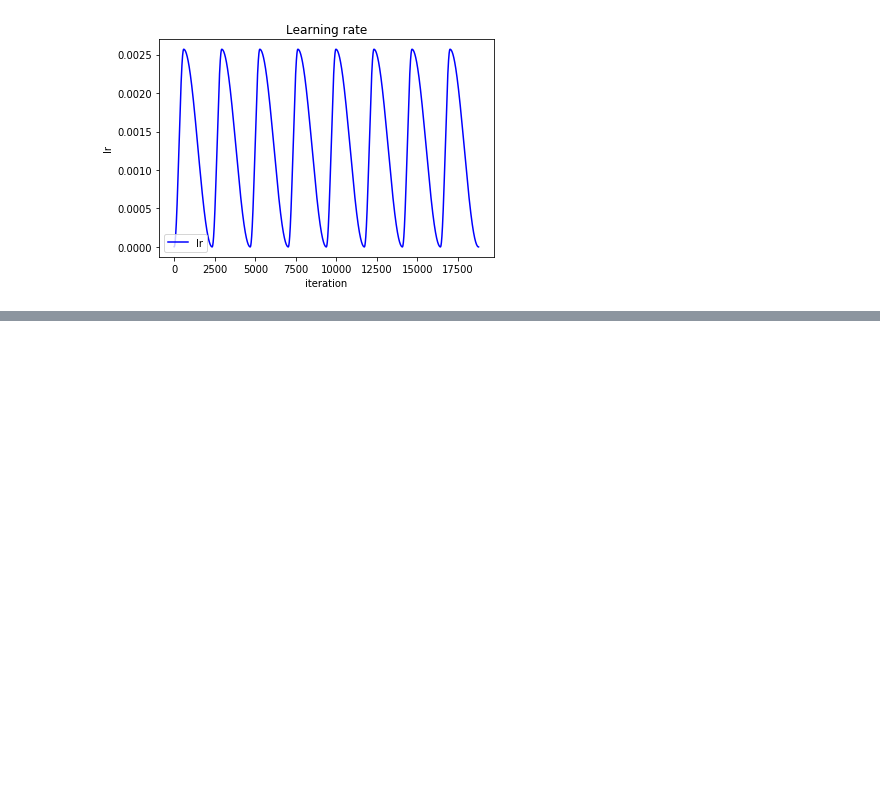
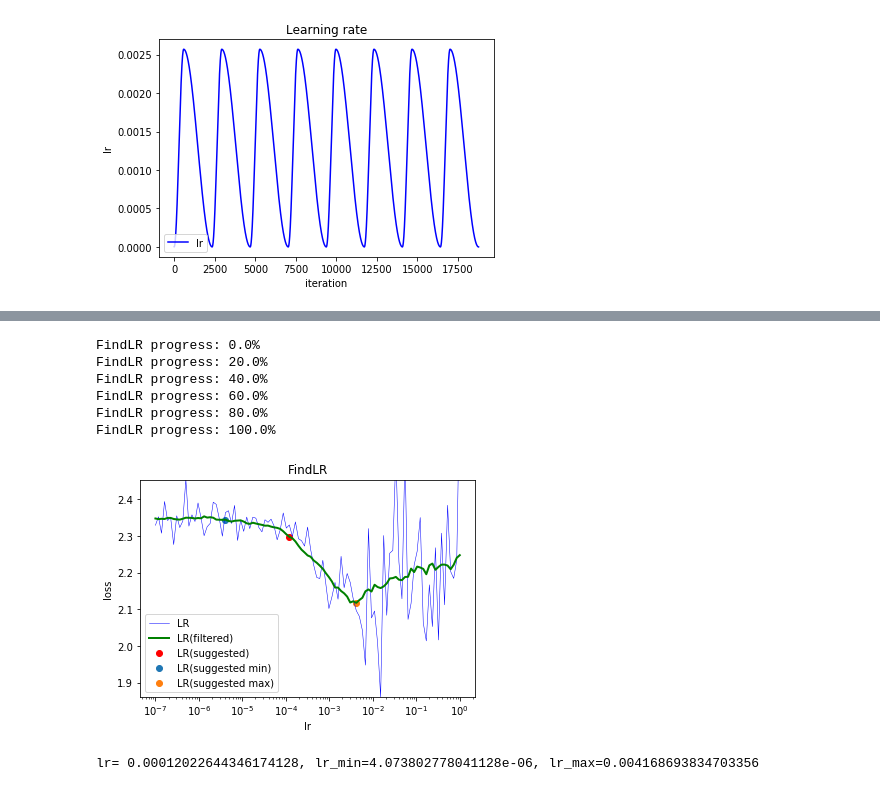
Before and after one commit to akihikoy/ay_test, a Jupyter notebook: python/torch/resnet_cifar10_1.ipynb, the cells around one changed output, grey strips where cells are left out. Saved outputs shown, nothing was run; the diff lists cells and outputs as text; code cells hidden in the pictures; blank space fills up the shorter version.

```diff
--- a/python/torch/resnet_cifar10_1.ipynb
+++ b/python/torch/resnet_cifar10_1.ipynb
@@ -364,0 +591,36 @@ PlotImgGrid(imgs, labels)
+# %%
+class TResNetTiny(torch.nn.Module):
+  def __init__(self, n_classes):
+    super(TResNetTiny,self).__init__()
+    n_layers= [3,16,32,64,128,256]
+    self.net= torch.nn.Sequential(
+          *[TResBlock(1, c_in, c_out, kernel_size=3) for c_in,c_out in zip(n_layers[:-1],n_layers[1:])],
+          torch.nn.AdaptiveAvgPool2d(1),
+          torch.nn.Flatten(),
+          torch.nn.Linear(n_layers[-1], n_classes)
+          )
+  def forward(self, x):
+    return self.net(x)
+# %%
+#Setup a neural network.
+net= TResNetTiny(n_classes=len(dset_train.classes))
+
+device= torch.device('cuda')
+
+#Setup an optimizer and a loss function.
+opt= torch.optim.Adam(net.parameters(), lr=0.01)
+# f_loss= torch.nn.MSELoss()
+f_loss= torch.nn.CrossEntropyLoss()
+
+def decode(pred):
+  return pred.max(1).indices
+
+def accuracy(y,y_trg):
+  return (decode(y)==y_trg).sum().item()/len(y_trg)
+f_metric= accuracy
+
+def tfm_batch(batch):
+  x,y= batch
+  return x,y
+logger= TLogger()
+disp= TDisp()
@@ -364,0 +650,12 @@ PlotImgGrid(imgs, labels)
+# %%
+lr,(lr_min,lr_max,_)= FindLR(net, opt=opt, f_loss=f_loss, dl_train=dl_train, tfm_batch=tfm_batch, device=device)
+print(f'lr= {lr}, lr_min={lr_min}, lr_max={lr_max}')
+# %% [output]
+FindLR progress: 0.0%
+FindLR progress: 20.0%
+FindLR progress: 40.0%
+FindLR progress: 60.0%
+FindLR progress: 80.0%
+FindLR progress: 100.0%
+[figure, added]
+lr= 0.00012022644346174128, lr_min=4.073802778041128e-06, lr_max=0.004168693834703356
```
Also changed, not shown: parts of 11 cells of this notebook.
